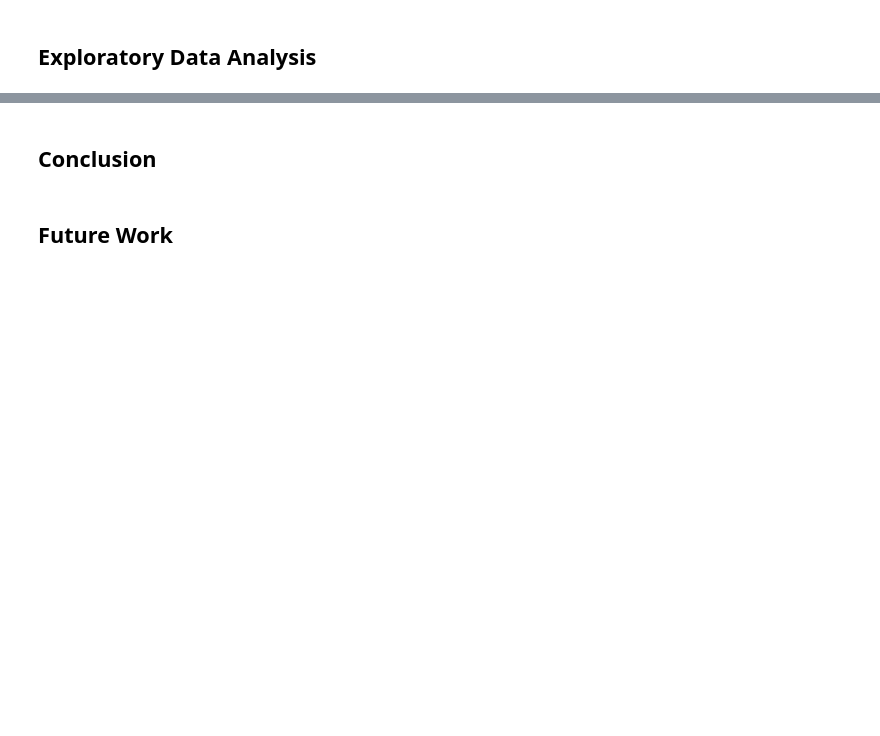
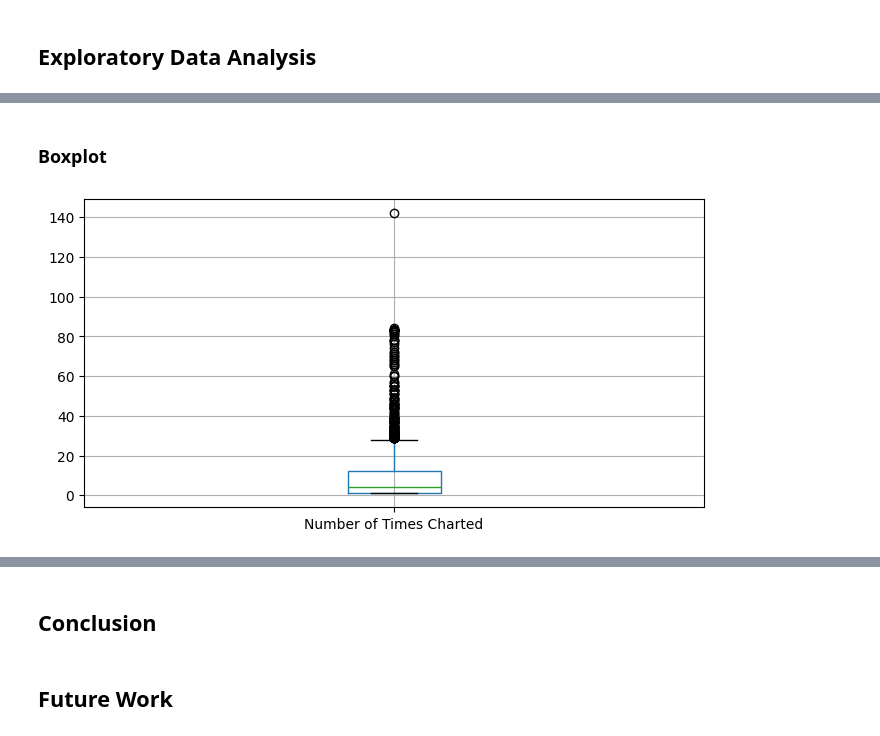
Before and after one commit to ikoghoddds-bit/Data-Science-Portfolio-C21, a Jupyter notebook: Projects/Project-4/Spotify_Pass_2.ipynb, the cells around one changed output, grey strips where cells are left out. Saved outputs shown, nothing was run; the diff lists cells and outputs as text; code cells hidden in the pictures; blank space fills up the shorter version.

```diff
--- a/Projects/Project-4/Spotify_Pass_2.ipynb
+++ b/Projects/Project-4/Spotify_Pass_2.ipynb
@@ -885,0 +370,11 @@ tree_plot = tree.plot_tree(
+# %% [markdown]
+### Boxplot
+# %%
+# Create a boxplot to visualize the spread and identify outliers for the 'Number of Times Charted' feature
+
+plt.figure(figsize=(8,4))
+
+df.boxplot(column='Number of Times Charted')
+plt.show()
+# %% [output]
+[figure, added]
```
Also changed, not shown: parts of 117 cells of this notebook.
